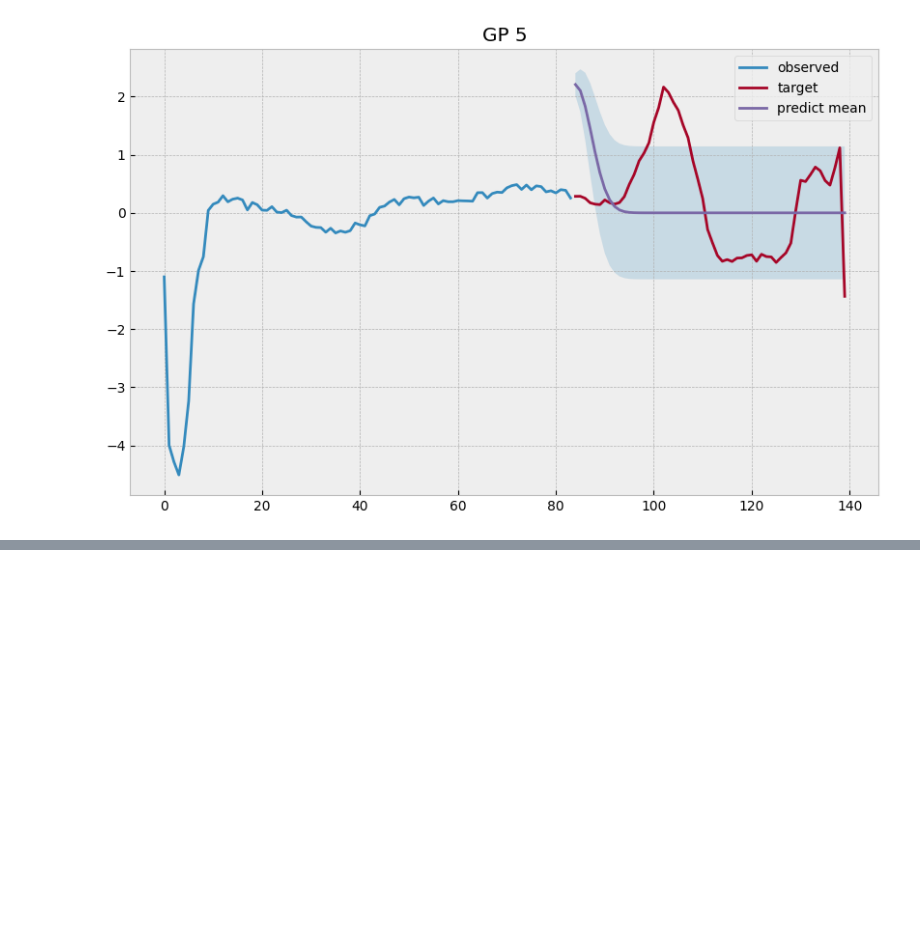
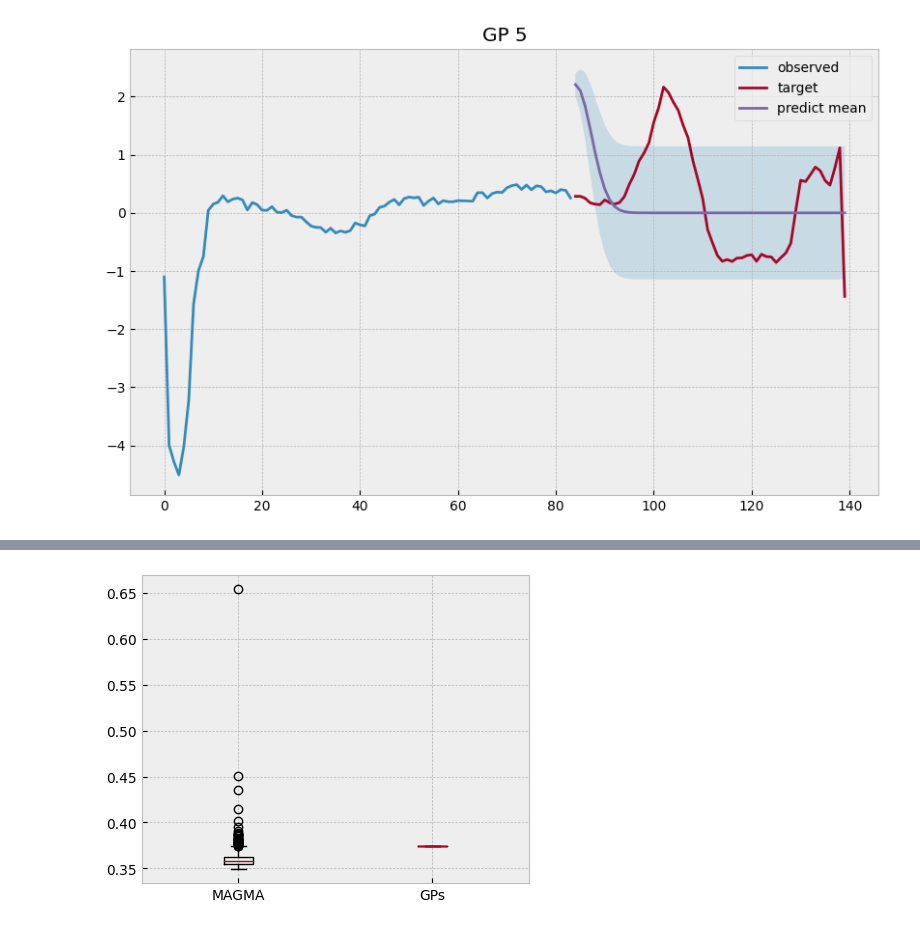
Before and after one commit to BenKabongo25/mva-pgm-project, a Jupyter notebook: simulations/ecg_5000.ipynb, the cells around one changed output, grey strips where cells are left out. Cells and saved outputs as stored; diff of their text form; code cells hidden in the pictures; blank space fills up the shorter version.

```diff
--- a/simulations/ecg_5000.ipynb
+++ b/simulations/ecg_5000.ipynb
@@ -301,0 +412,91 @@ for i in range(len(gps_preds)):
+# %%
+Y = np.zeros((4, 5, N))
+for y in range(1, 5):
+    Y[y-1] = ecg_x_train[ecg_y_train == y][:5, :N]
+Y = Y.reshape(-1, N)
+
+
+trainer = Trainer_GP_MAGMA()
+trainer.init_models(
+    T=T,
+    Y=Y,
+    common_T=common_T,
+    m0=np.zeros(N),
+    m0_function=lambda x: np.zeros_like(x),
+    theta0=np.array([np.exp(1), np.exp(1)]),
+    Theta=np.array([np.exp(1), np.exp(1)]),
+    Sigma=0.4,
+    common_hp_flag=True,
+    common_grid_flag=True,
+    save_history_flag=False,
+    scipy_optimize_display=False,
+    kernel_k=ExponentiatedQuadraticKernel,
+    kernel_c=ExponentiatedQuadraticKernel,
+)
+trainer.train_models(max_iterations=20, eps=1e-2)
+
+all_res = trainer.evaluate_models_all(mean_true_ps, T_ps, T_obss, ecg_x_train_obs)
+all_res = np.array(all_res)
+magma_mean, gp_mean = np.mean(all_res, axis=0)
+magma_std, gp_std = np.std(all_res, axis=0)
+print(f"Magma : {magma_mean} ({magma_std})")
+print(f"GPs : {gp_mean} ({gp_std})")
+labels = ["MAGMA", "GPs"]
+plt.figure(figsize=(5, 4))
+plt.boxplot(all_res, labels=labels)
+plt.show()
+
+all_res = trainer.evaluate_models_all(ecg_x_train_p, T_ps, T_obss, ecg_x_train_obs)
+all_res = np.array(all_res)
+magma_mean, gp_mean = np.mean(all_res, axis=0)
+magma_std, gp_std = np.std(all_res, axis=0)
+print(f"Magma : {magma_mean} ({magma_std})")
+print(f"GPs : {gp_mean} ({gp_std})")
+labels = ["MAGMA", "GPs"]
+plt.figure(figsize=(5, 4))
+plt.boxplot(all_res, labels=labels)
+plt.show()
+
+
+trainer = Trainer_GP_MAGMA()
+trainer.init_models(
+    T=T,
+    Y=Y,
+    common_T=common_T,
+    m0=np.zeros(N),
+    m0_function=lambda x: np.zeros_like(x),
+    theta0=np.exp(1)*np.ones(2),
+    Theta=np.exp(1)*np.ones((20, 2)),
+    Sigma=0.4*np.ones(20),
+    common_hp_flag=False,
+    common_grid_flag=True,
+    save_history_flag=False,
+    scipy_optimize_display=False,
+    kernel_k=ExponentiatedQuadraticKernel,
+    kernel_c=ExponentiatedQuadraticKernel,
+)
+
+trainer.train_models(max_iterations=20, eps=1e-2)
+
+all_res = trainer.evaluate_models_all(mean_true_ps, T_ps, T_obss, ecg_x_train_obs)
+all_res = np.array(all_res)
+magma_mean, gp_mean = np.mean(all_res, axis=0)
+magma_std, gp_std = np.std(all_res, axis=0)
+print(f"Magma : {magma_mean} ({magma_std})")
+print(f"GPs : {gp_mean} ({gp_std})")
+labels = ["MAGMA", "GPs"]
+plt.figure(figsize=(5, 4))
+plt.boxplot(all_res, labels=labels)
+plt.show()
+
+all_res = trainer.evaluate_models_all(ecg_x_train_p, T_ps, T_obss, ecg_x_train_obs)
+all_res = np.array(all_res)
+magma_mean, gp_mean = np.mean(all_res, axis=0)
+magma_std, gp_std = np.std(all_res, axis=0)
+print(f"Magma : {magma_mean} ({magma_std})")
+print(f"GPs : {gp_mean} ({gp_std})")
+labels = ["MAGMA", "GPs"]
+plt.figure(figsize=(5, 4))
+plt.boxplot(all_res, labels=labels)
+plt.show()
+# %% [output]
@@ -301,0 +505 @@ for i in range(len(gps_preds)):
+[figure, added]
```
Also changed, not shown: parts of 11 cells of this notebook.
